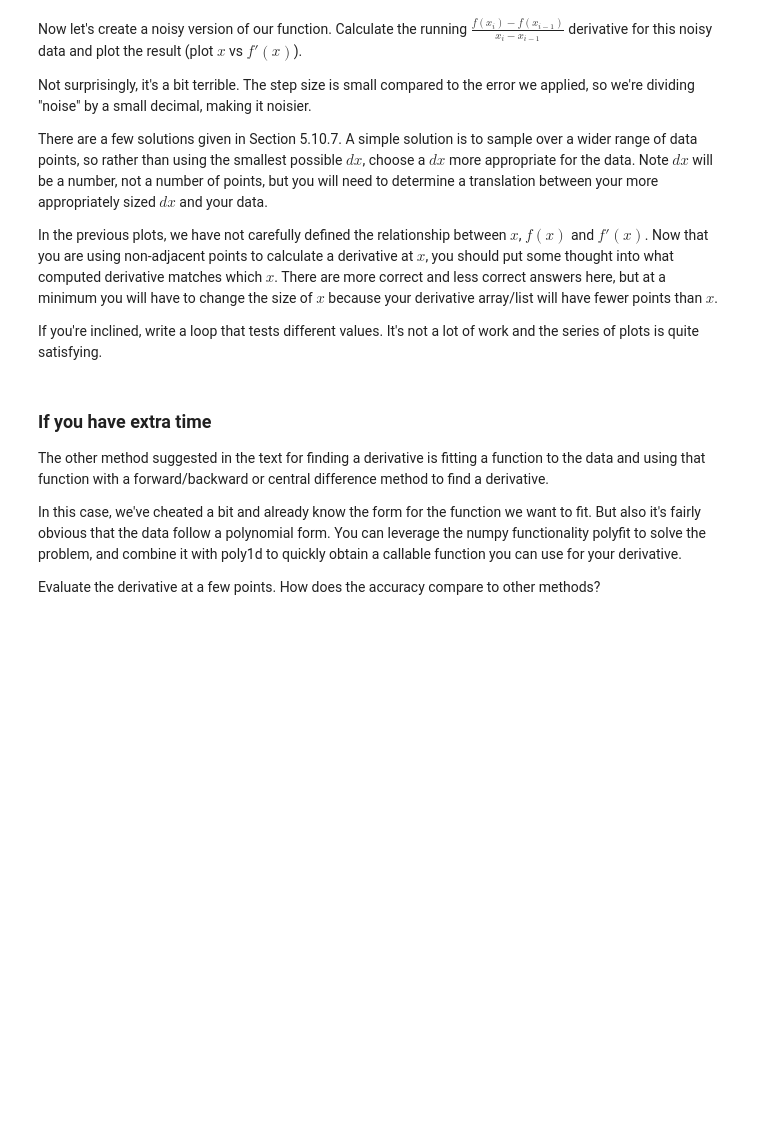
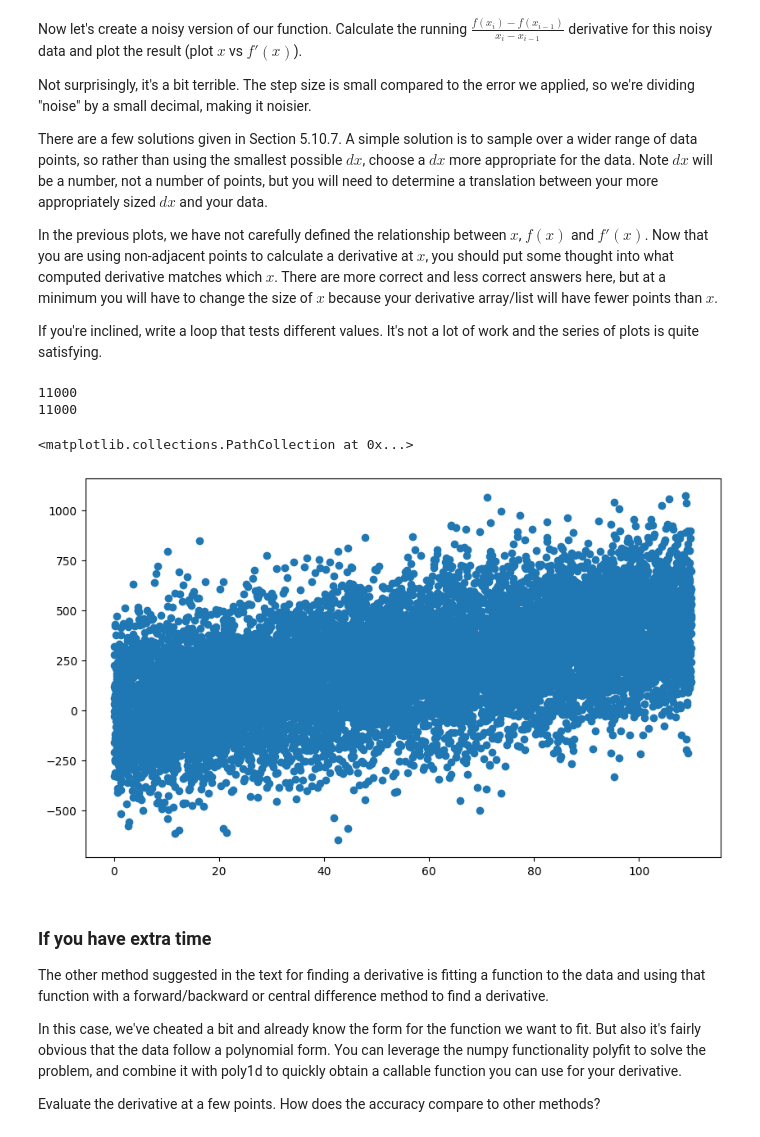
Before and after one commit to AtomLikeInPhysics/Tom-PHYS50733, a Jupyter notebook: Lecture Notes/numerical_differentiation.ipynb, the cells around one changed output. Drawn from its saved outputs; the diff is of its cells as text; code cells hidden in the pictures; blank space fills up the shorter version.

```diff
--- a/Lecture Notes/numerical_differentiation.ipynb
+++ b/Lecture Notes/numerical_differentiation.ipynb
@@ -97,12 +114,25 @@ If you're inclined, write a loop that tests different values. It's not a lot of
 # %%
 import matplotlib.pyplot as plt
 
 x = np.arange(0, 110, 0.01)
 y = np.array([2 * i**2 for i in x])
 noise = np.random.randn(len(x)) * 1.5
 noisy = y + noise
 
+
+print(len(x))
+print(len(noisy))
+fig = plt.figure(figsize = (10,6))
+ax = fig.add_subplot(111)
+ax.scatter(x[:-1],diff(x,noisy))
+
+
 # code
+# %% [output]
+11000
+11000
+<matplotlib.collections.PathCollection at 0x...>
+[figure, added]
 # %% [markdown]
 ### If you have extra time
 
```
Also changed, not shown: parts of 2 cells of this notebook, 1 other file.
